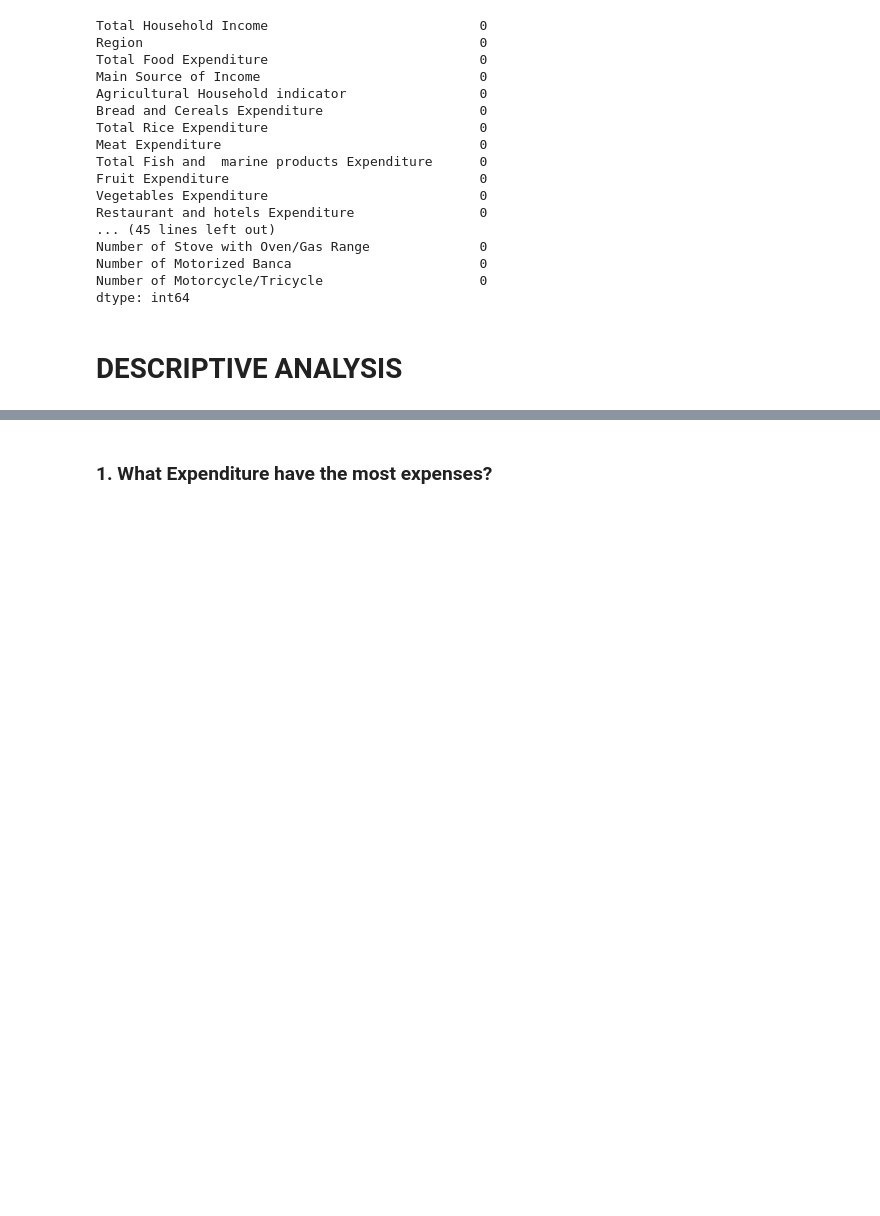
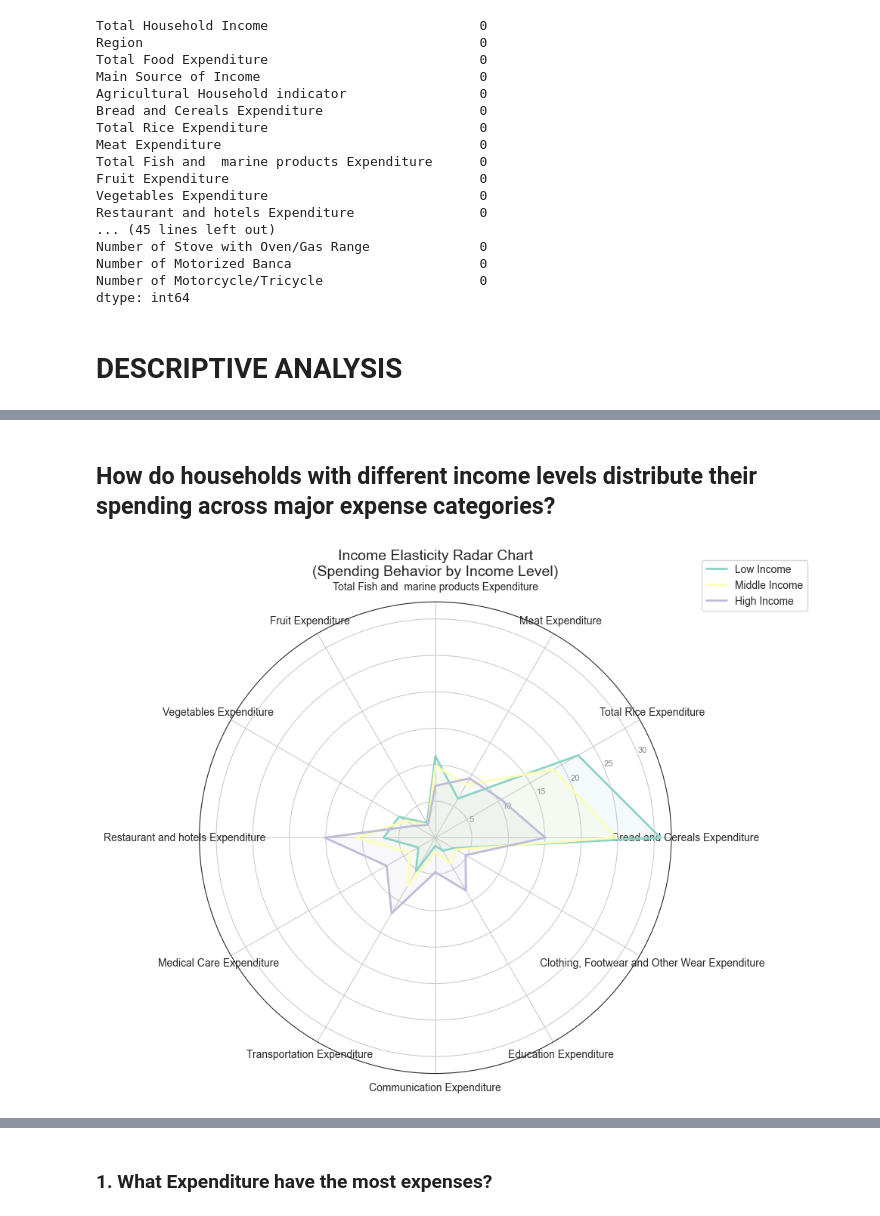
Before and after one commit to JonStephenNavallo/analyticsprojects, a Jupyter notebook: ProjectReport.ipynb, the cells around one changed output, grey strips where cells are left out. Saved outputs shown, nothing was run; the diff lists cells and outputs as text; code cells hidden in the pictures; blank space fills up the shorter version.

```diff
--- a/ProjectReport.ipynb
+++ b/ProjectReport.ipynb
@@ -170,0 +244,72 @@ dtype: int64
+# %% [markdown]
+<h2>How do households with different income levels distribute their spending across major expense categories?</h2>
+# %%
+# -----------------------------
+# SELECT EXPENDITURE COLUMNS
+# -----------------------------
+exp_cols = [
+    'Bread and Cereals Expenditure',
+    'Total Rice Expenditure',
+    'Meat Expenditure',
+    'Total Fish and  marine products Expenditure',
+    'Fruit Expenditure',
+    'Vegetables Expenditure',
+    'Restaurant and hotels Expenditure',
+    'Medical Care Expenditure',
+    'Transportation Expenditure',
+    'Communication Expenditure',
+    'Education Expenditure',
+    'Clothing, Footwear and Other Wear Expenditure'
+]
+
+# -----------------------------
+# CREATE INCOME GROUPS
+# -----------------------------
+df['Income_Group'] = pd.qcut(df['Total Household Income'],
+                             q=3,
+                             labels=['Low Income', 'Middle Income', 'High Income'])
+
+# -----------------------------
+# COMPUTE % SHARE PER CATEGORY FOR EACH GROUP
+# -----------------------------
+group_pct = df.groupby('Income_Group')[exp_cols].mean()
+
+# Convert to percentage share of total expenditure
+group_pct = group_pct.div(group_pct.sum(axis=1), axis=0) * 100
+
+# -----------------------------
+# PREPARE RADAR PLOT
+# -----------------------------
+categories = list(group_pct.columns)
+N = len(categories)
+
+# Angle for each axis
+angles = np.linspace(0, 2 * np.pi, N, endpoint=False).tolist()
+angles += angles[:1]  # close the loop
+
+# -----------------------------
+# PLOT RADAR CHART
+# -----------------------------
+plt.figure(figsize=(10, 10))
+plt.subplot(111, polar=True)
+
+income_groups = group_pct.index
+
+for group in income_groups:
+    values = group_pct.loc[group].tolist()
+    values += values[:1]  # close loop
+    plt.plot(angles, values, linewidth=2, label=group)
+    plt.fill(angles, values, alpha=0.1)
+
+# -----------------------------
+# CUSTOMIZE CHART
+# -----------------------------
+plt.xticks(angles[:-1], categories, fontsize=10)
+plt.yticks(color="grey", size=8)
+plt.title("Income Elasticity Radar Chart\n(Spending Behavior by Income Level)", fontsize=14)
+plt.legend(loc="upper right", bbox_to_anchor=(1.3, 1.1))
+
+plt.tight_layout()
+plt.show()
+# %% [output]
+[figure, added]
```
Also changed, not shown: parts of 24 cells of this notebook.
